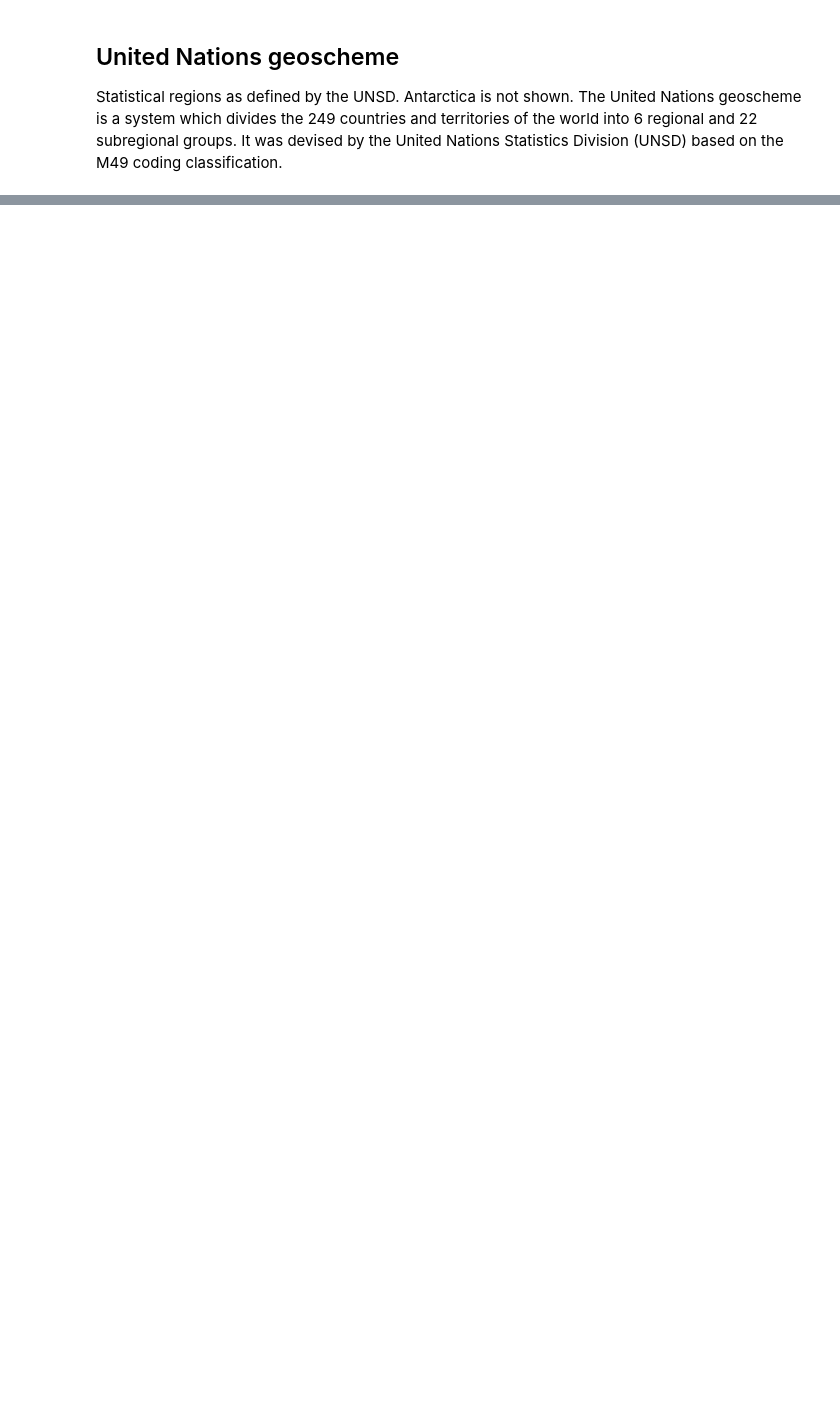
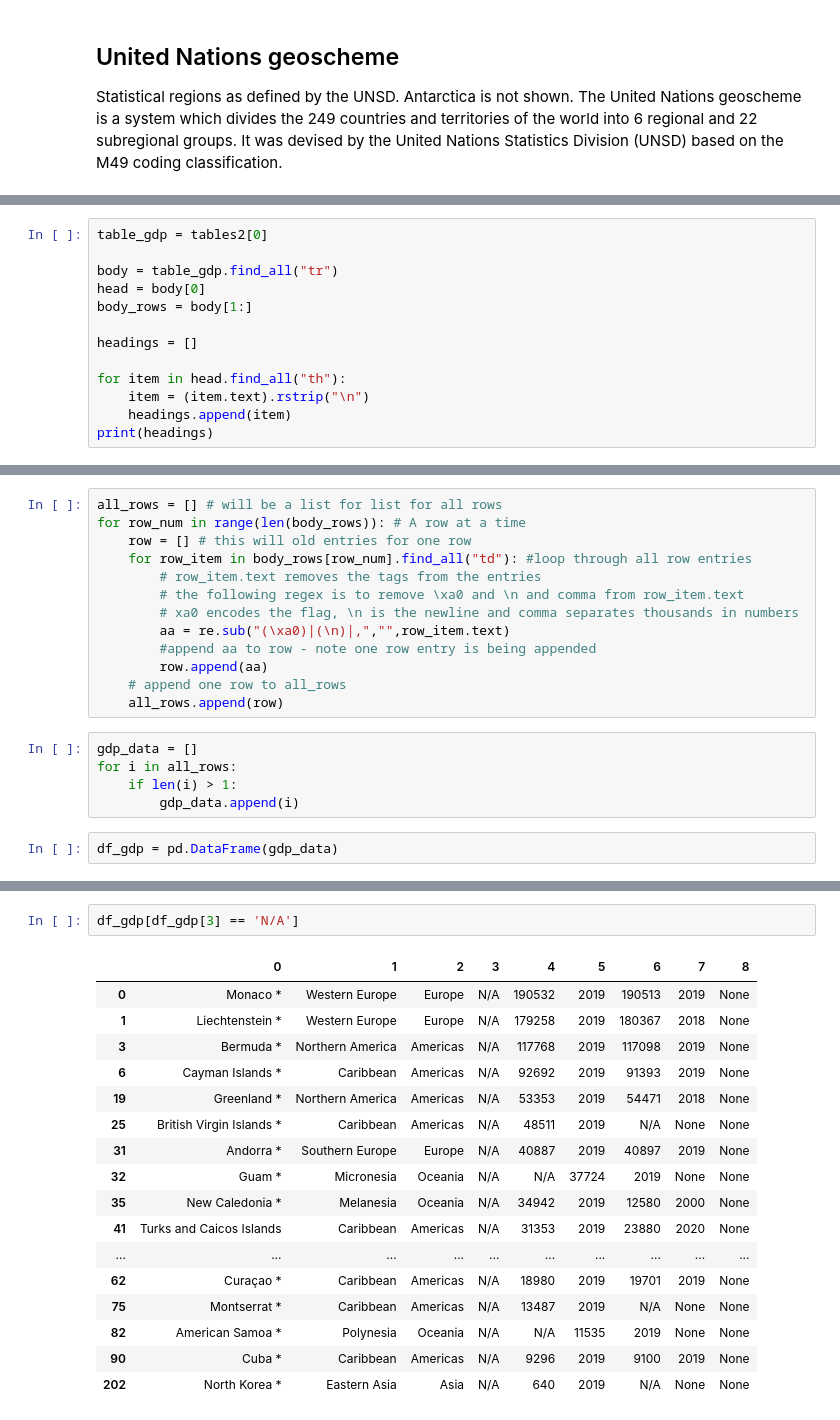
Before and after one commit to mtm1186/Human-Development-Index-HDI-, a Jupyter notebook: HumanDevelopmentIndex.ipynb, the cells around one changed output, grey strips where cells are left out. Cells and saved outputs as stored; diff of their text form; blank space fills up the shorter version.

```diff
--- a/HumanDevelopmentIndex.ipynb
+++ b/HumanDevelopmentIndex.ipynb
@@ -594,0 +605,13 @@ subarray_sums(array,x)
+# %%
+table_gdp = tables2[0]
+
+body = table_gdp.find_all("tr")
+head = body[0]
+body_rows = body[1:]
+
+headings = []
+
+for item in head.find_all("th"):
+    item = (item.text).rstrip("\n")
+    headings.append(item)
+print(headings)
@@ -594,0 +620,20 @@ subarray_sums(array,x)
+# %%
+all_rows = [] # will be a list for list for all rows
+for row_num in range(len(body_rows)): # A row at a time
+    row = [] # this will old entries for one row
+    for row_item in body_rows[row_num].find_all("td"): #loop through all row entries
+        # row_item.text removes the tags from the entries
+        # the following regex is to remove \xa0 and \n and comma from row_item.text
+        # xa0 encodes the flag, \n is the newline and comma separates thousands in numbers
+        aa = re.sub("(\xa0)|(\n)|,","",row_item.text)
+        #append aa to row - note one row entry is being appended
+        row.append(aa)
+    # append one row to all_rows
+    all_rows.append(row)
+# %%
+gdp_data = []
+for i in all_rows:
+    if len(i) > 1:
+        gdp_data.append(i)
+# %%
+df_gdp = pd.DataFrame(gdp_data)
@@ -594,0 +649,20 @@ subarray_sums(array,x)
+# %%
+df_gdp[df_gdp[3] == 'N/A']
+# %% [output]
+|  | 0 | 1 | 2 | 3 | 4 | 5 | 6 | 7 | 8 |
+| 0 | Monaco * | Western Europe | Europe | N/A | 190532 | 2019 | 190513 | 2019 | None |
+| 1 | Liechtenstein * | Western Europe | Europe | N/A | 179258 | 2019 | 180367 | 2018 | None |
+| 3 | Bermuda * | Northern America | Americas | N/A | 117768 | 2019 | 117098 | 2019 | None |
+| 6 | Cayman Islands * | Caribbean | Americas | N/A | 92692 | 2019 | 91393 | 2019 | None |
+| 19 | Greenland * | Northern America | Americas | N/A | 53353 | 2019 | 54471 | 2018 | None |
+| 25 | British Virgin Islands * | Caribbean | Americas | N/A | 48511 | 2019 | N/A | None | None |
+| 31 | Andorra * | Southern Europe | Europe | N/A | 40887 | 2019 | 40897 | 2019 | None |
+| 32 | Guam * | Micronesia | Oceania | N/A | N/A | 37724 | 2019 | None | None |
+| 35 | New Caledonia * | Melanesia | Oceania | N/A | 34942 | 2019 | 12580 | 2000 | None |
+| 41 | Turks and Caicos Islands | Caribbean | Americas | N/A | 31353 | 2019 | 23880 | 2020 | None |
+| ... | ... | ... | ... | ... | ... | ... | ... | ... | ... |
+| 62 | Curaçao * | Caribbean | Americas | N/A | 18980 | 2019 | 19701 | 2019 | None |
+| 75 | Montserrat * | Caribbean | Americas | N/A | 13487 | 2019 | N/A | None | None |
+| 82 | American Samoa * | Polynesia | Oceania | N/A | N/A | 11535 | 2019 | None | None |
+| 90 | Cuba * | Caribbean | Americas | N/A | 9296 | 2019 | 9100 | 2019 | None |
+| 202 | North Korea * | Eastern Asia | Asia | N/A | 640 | 2019 | N/A | None | None |
```
Also changed, not shown: parts of 34 cells of this notebook.
